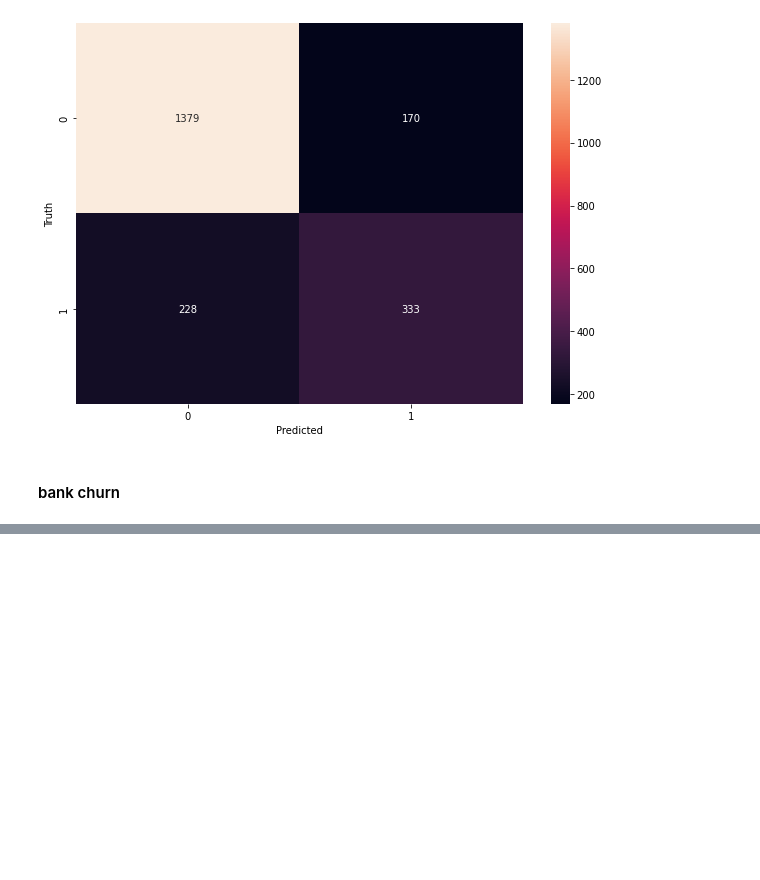
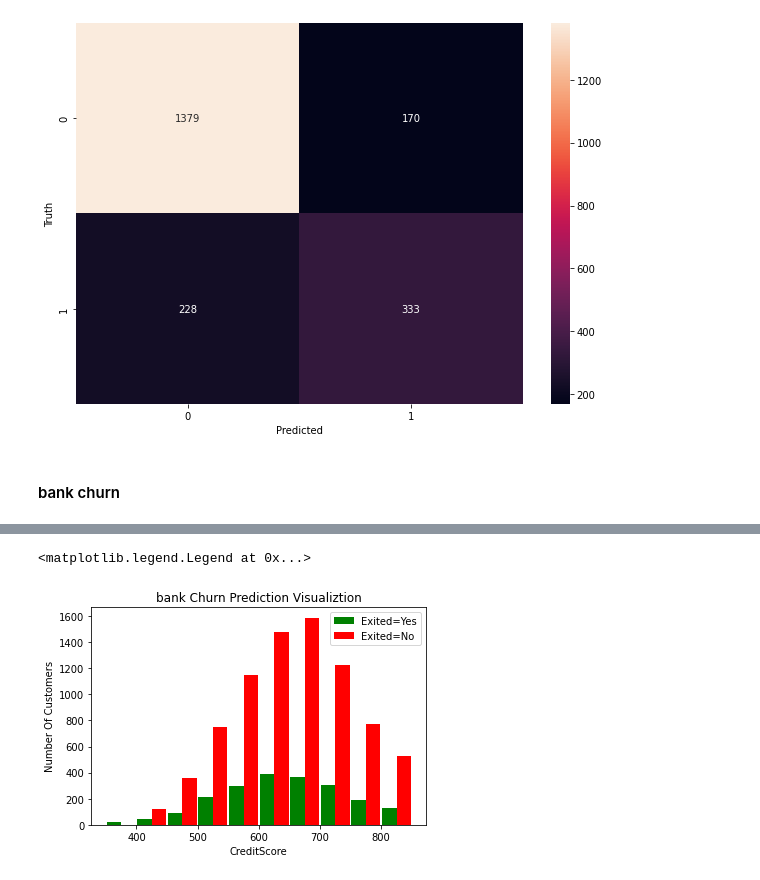
Before and after one commit to harsh-kmr/ml_projects, a Jupyter notebook: deep_learning.ipynb, the cells around one changed output, grey strips where cells are left out. Drawn from its saved outputs; the diff is of its cells as text; code cells hidden in the pictures; blank space fills up the shorter version.

```diff
--- a/deep_learning.ipynb
+++ b/deep_learning.ipynb
@@ -939,3 +939,5 @@ Text(69.0, 0.5, 'Truth')
 [figure]
 # %% [markdown]
 #### bank churn
+# %%
+url = 'https://raw.githubusercontent.com/harsh-kmr/ml_projects/master/Churn_Modelling.csv'
@@ -941,0 +946,4 @@ Text(69.0, 0.5, 'Truth')
+# %%
+df = pd.read_csv(url)
+
+df.head()
@@ -941,0 +959,2 @@ Text(69.0, 0.5, 'Truth')
+# %%
+df.drop(columns=['RowNumber',	'CustomerId',	'Surname',], inplace = True)
@@ -941,0 +980,2 @@ Text(69.0, 0.5, 'Truth')
+# %%
+df = pd.get_dummies(data= df, columns=['Gender','Geography', ])
@@ -941,0 +991,14 @@ Text(69.0, 0.5, 'Truth')
+# %%
+import matplotlib.pyplot as plt
+
+
+CreditScore_churn_no = df[df.Exited==0].CreditScore
+CreditScore_churn_yes = df[df.Exited==1].CreditScore
+plt.xlabel("CreditScore")
+plt.ylabel("Number Of Customers")
+plt.title("bank Churn Prediction Visualiztion")
+plt.hist([CreditScore_churn_yes, CreditScore_churn_no], rwidth=0.95, color=['green','red'],label=['Exited=Yes','Exited=No'])
+plt.legend()
+# %% [output]
+<matplotlib.legend.Legend at 0x...>
+[figure, added]
```
Also changed, not shown: parts of 47 cells of this notebook.
